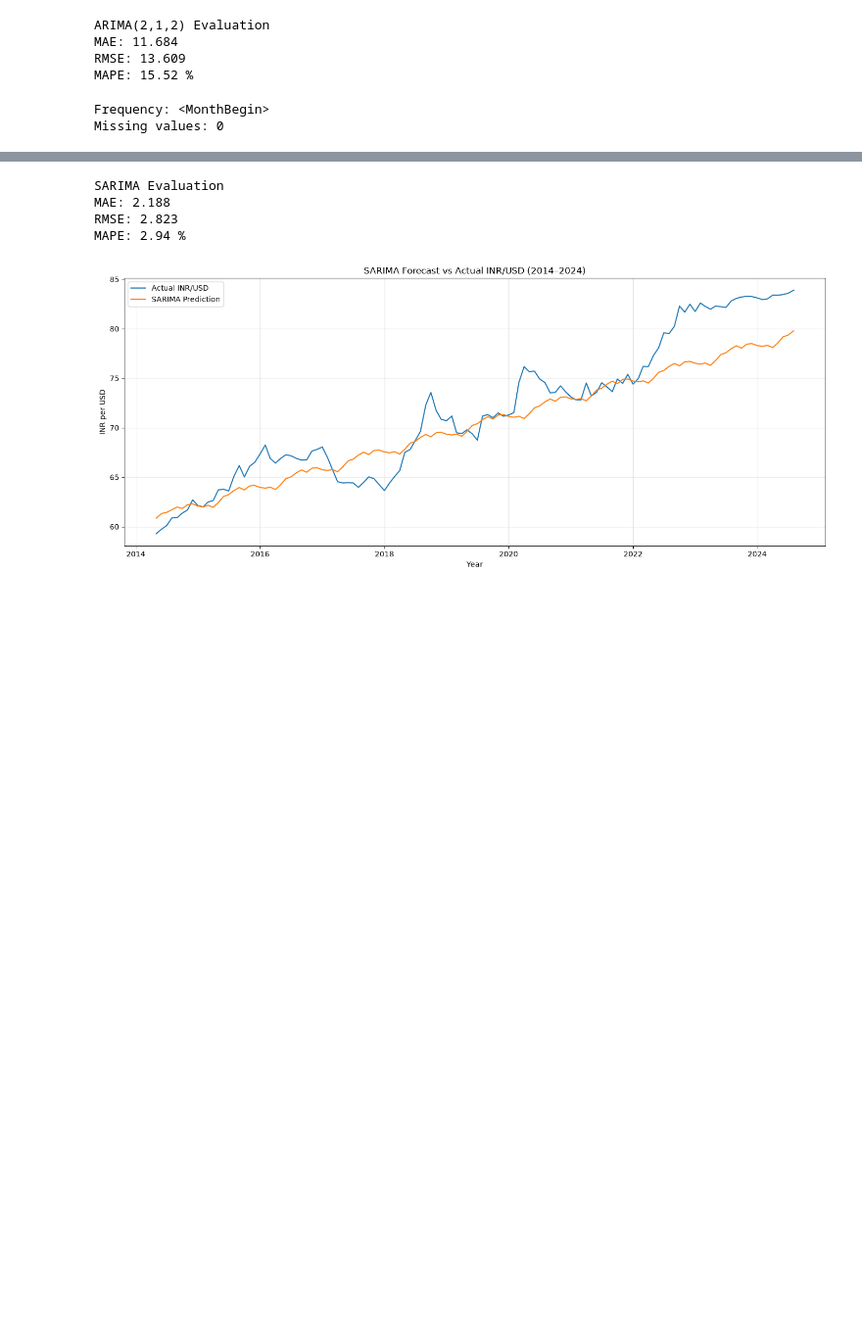
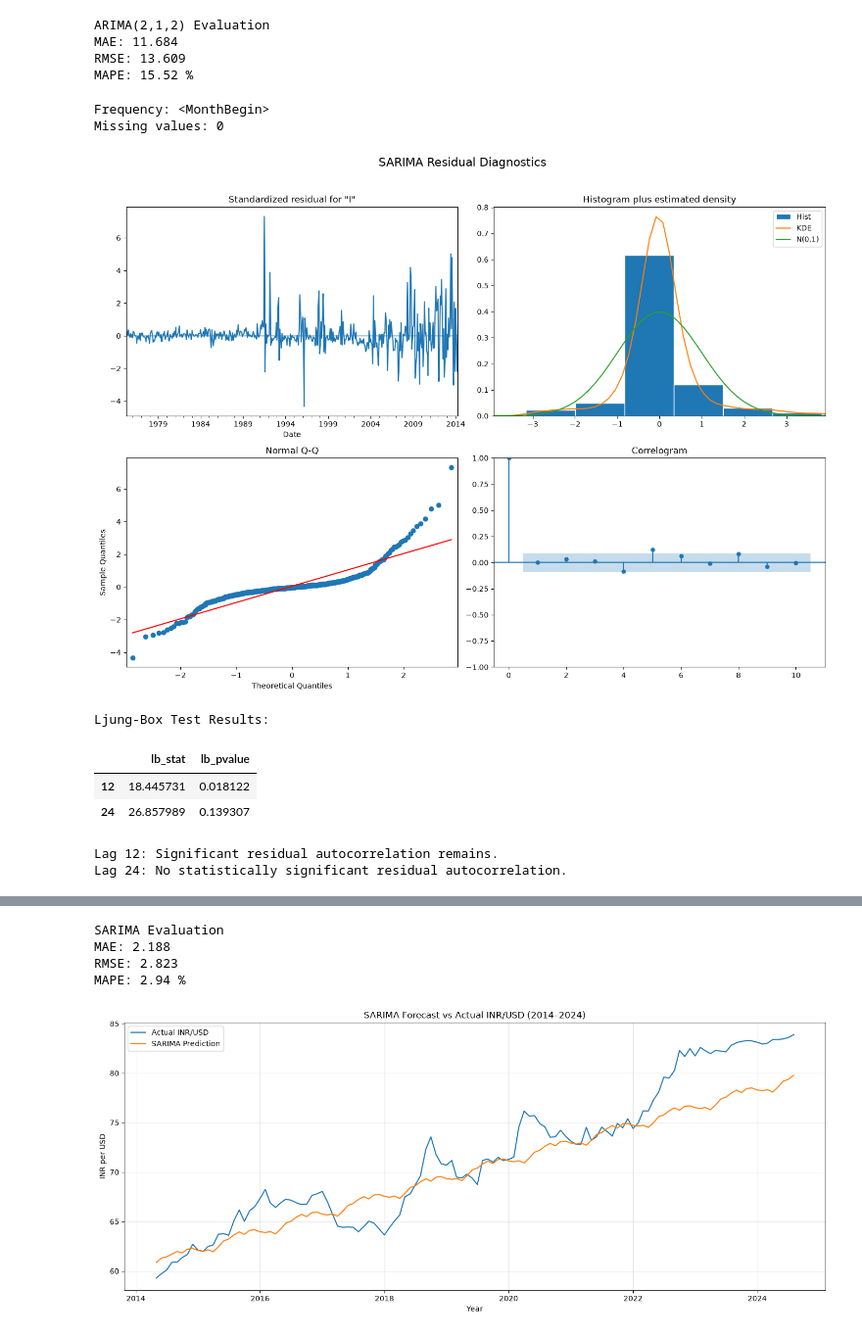
Before and after one commit to sravyajasthi/INR_USD_Trend_Analysis, a Jupyter notebook: notebooks/03_Forecasting_INR_USD.ipynb, the cells around one changed output, grey strips where cells are left out. Shown at 98% size. Cells and saved outputs as stored; diff of their text form; code cells hidden in the pictures; blank space fills up the shorter version.

Commit message:
Add SARIMA diagnostics and update India-US comparison

```diff
--- a/notebooks/03_Forecasting_INR_USD.ipynb
+++ b/notebooks/03_Forecasting_INR_USD.ipynb
@@ -216,3 +216,45 @@ print("Missing values:", df["INR_per_USD"].isna().sum())
 # %% [output]
 Frequency: <MonthBegin>
 Missing values: 0
+# %%
+
+# SARIMA Residual Diagnostics
+
+from statsmodels.stats.diagnostic import acorr_ljungbox
+
+# 1. Plot residual diagnostics
+sarima_fit.plot_diagnostics(figsize=(14, 10))
+plt.suptitle("SARIMA Residual Diagnostics", fontsize=16, y=1.02)
+plt.tight_layout()
+plt.show()
+
+# 2. Remove missing residual values
+residuals = sarima_fit.resid.dropna()
+
+# 3. Ljung-Box test for residual autocorrelation
+ljung_box_results = acorr_ljungbox(
+    residuals,
+    lags=[12, 24],
+    model_df=4,
+    return_df=True
+)
+
+print("Ljung-Box Test Results:")
+display(ljung_box_results)
+
+# 4. Interpret the results
+for lag, row in ljung_box_results.iterrows():
+    p_value = row["lb_pvalue"]
+
+    if p_value > 0.05:
+        print(f"Lag {lag}: No statistically significant residual autocorrelation.")
+    else:
+        print(f"Lag {lag}: Significant residual autocorrelation remains.")
+# %% [output]
+[figure, added]
+Ljung-Box Test Results:
+|  | lb_stat | lb_pvalue |
+| 12 | 18.445731 | 0.018122 |
+| 24 | 26.857989 | 0.139307 |
+Lag 12: Significant residual autocorrelation remains.
+Lag 24: No statistically significant residual autocorrelation.
```
Also changed, not shown: parts of 1 cell of this notebook, 1 other file.
